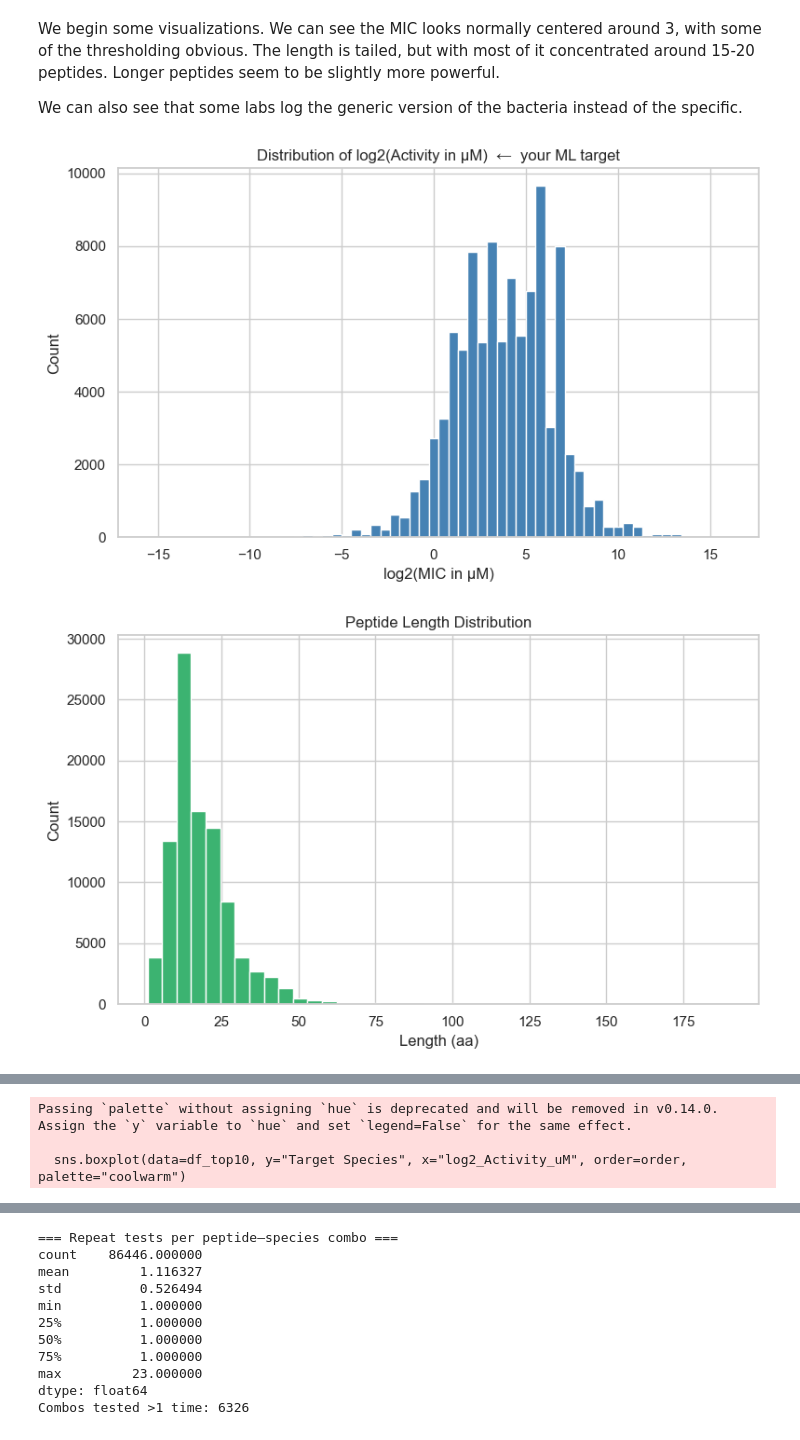
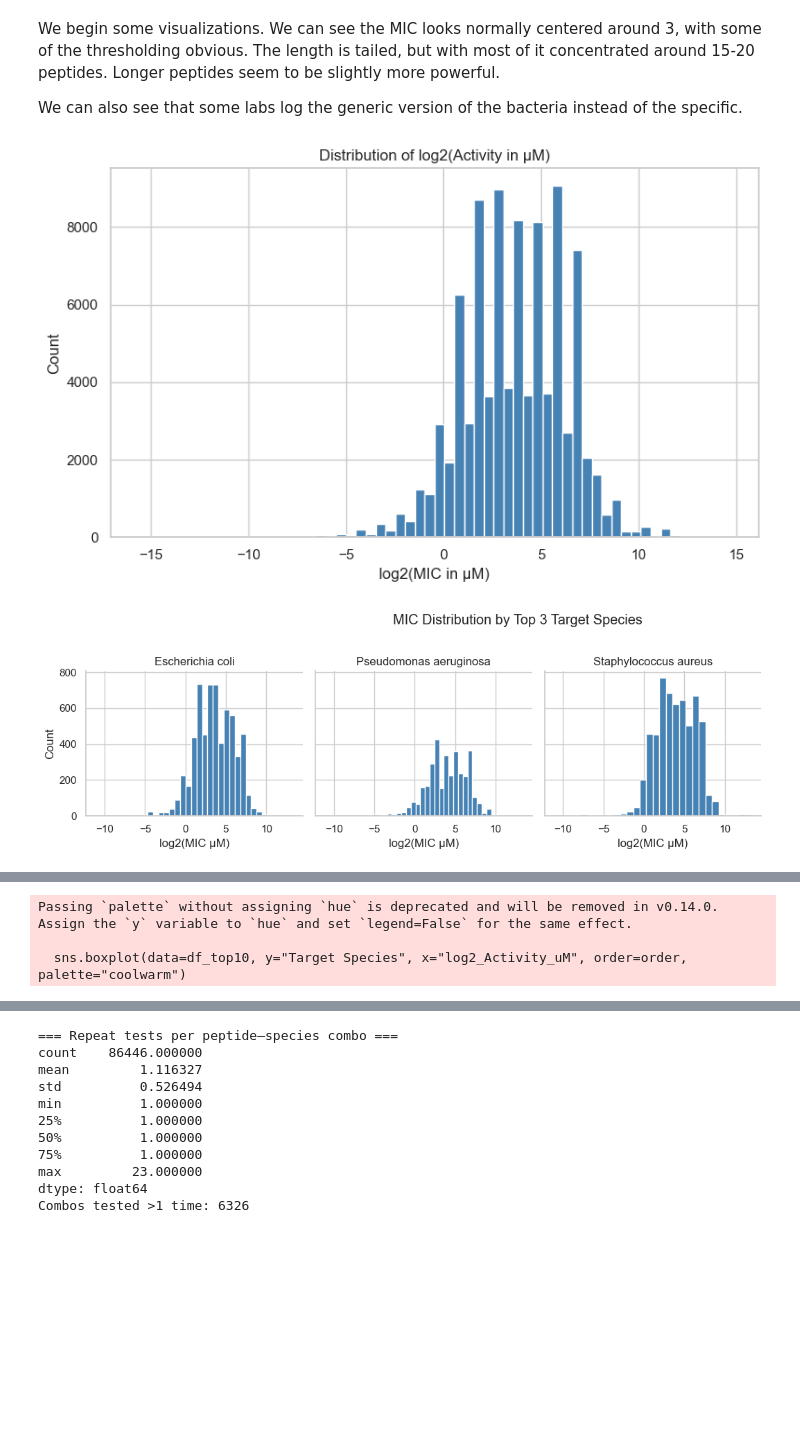
Before and after one commit to ConorMesser/stats_305c, a Jupyter notebook: Project_305C_cleaning.ipynb, the cells around one changed output, grey strips where cells are left out. Drawn from its saved outputs; the diff is of its cells as text; code cells hidden in the pictures; blank space fills up the shorter version.

```diff
--- a/Project_305C_cleaning.ipynb
+++ b/Project_305C_cleaning.ipynb
@@ -148,6 +162,9 @@ df_conv["Activity_uM"] = df_conv.apply(
 
 print(df_conv["Unit"].value_counts())
 print(df_conv[["Peptide Sequence", "Activity", "Unit", "MW", "Activity_uM"]].head(10))
+
+df_conv = df_conv[df_conv["Peptide Sequence"].str.len() >= 6]
+print(df_conv.shape[0])
 # %% [output]
 Unit
 µM       54220
@@ -184,6 +204,19 @@ plt.hist(viz["log2_Activity_uM"], bins=60, color="steelblue", edgecolor="white")
 plt.title("Distribution of log2(Activity in µM)")
 plt.xlabel("log2(MIC in µM)")
 plt.ylabel("Count")
+plt.tight_layout()
+plt.show()
+
+#plot for top species
+top_species = viz["Target Species"].value_counts().head(4).index
+df_top = viz[viz["Target Species"].isin(top_species)].copy()
+df_top["Species (short)"] = df_top["Target Species"].str.replace(r" ATCC.*", "", regex=True)
+
+g = sns.FacetGrid(df_top, col="Species (short)", col_wrap=4, height=3.5, sharey=True)
+g.map(plt.hist, "log2_Activity_uM", bins=30, color="steelblue", edgecolor="white")
+g.set_axis_labels("log2(MIC µM)", "Count")
+g.set_titles("{col_name}")
+plt.suptitle("MIC Distribution by Top 3 Target Species", y=1.02)
 plt.tight_layout()
 plt.show()
 
@@ -217,32 +250,32 @@ plt.show()
 
 # 5. MW vs log2(Activity_uM)
 plt.figure(figsize=(8, 5))
 plt.scatter(viz["MW"], viz["log2_Activity_uM"], alpha=0.05, s=5, color="darkorange")
 plt.title("Molecular Weight vs Activity")
 plt.xlabel("MW (g/mol)")
 plt.ylabel("log2(MIC µM)  [lower = more potent]")
 plt.tight_layout()
 plt.show()
 
 # 6. Top 15 target species
 plt.figure(figsize=(9, 6))
 top_species = viz["Target Species"].value_counts().head(15)
 plt.barh(top_species.index[::-1], top_species.values[::-1], color="salmon")
 plt.title("Top 15 Target Species (numeric MIC only)")
 plt.xlabel("Number of peptides")
 plt.tight_layout()
 plt.show()
 
 # 7. Median potency per top 10 species
 plt.figure(figsize=(10, 6))
 top10 = viz["Target Species"].value_counts().head(10).index
 df_top10 = viz[viz["Target Species"].isin(top10)]
 order = df_top10.groupby("Target Species")["log2_Activity_uM"].median().sort_values().index
 sns.boxplot(data=df_top10, y="Target Species", x="log2_Activity_uM", order=order, palette="coolwarm")
 plt.title("Activity by Top 10 Target Species  [lower = more potent]")
 plt.xlabel("log2(MIC µM)")
 plt.tight_layout()
 plt.show()
 # %% [output]
-[figure, old version]
+[figure, new version]
-[figure, old version]
+[figure, new version]
```
Also changed, not shown: parts of 5 cells of this notebook.
